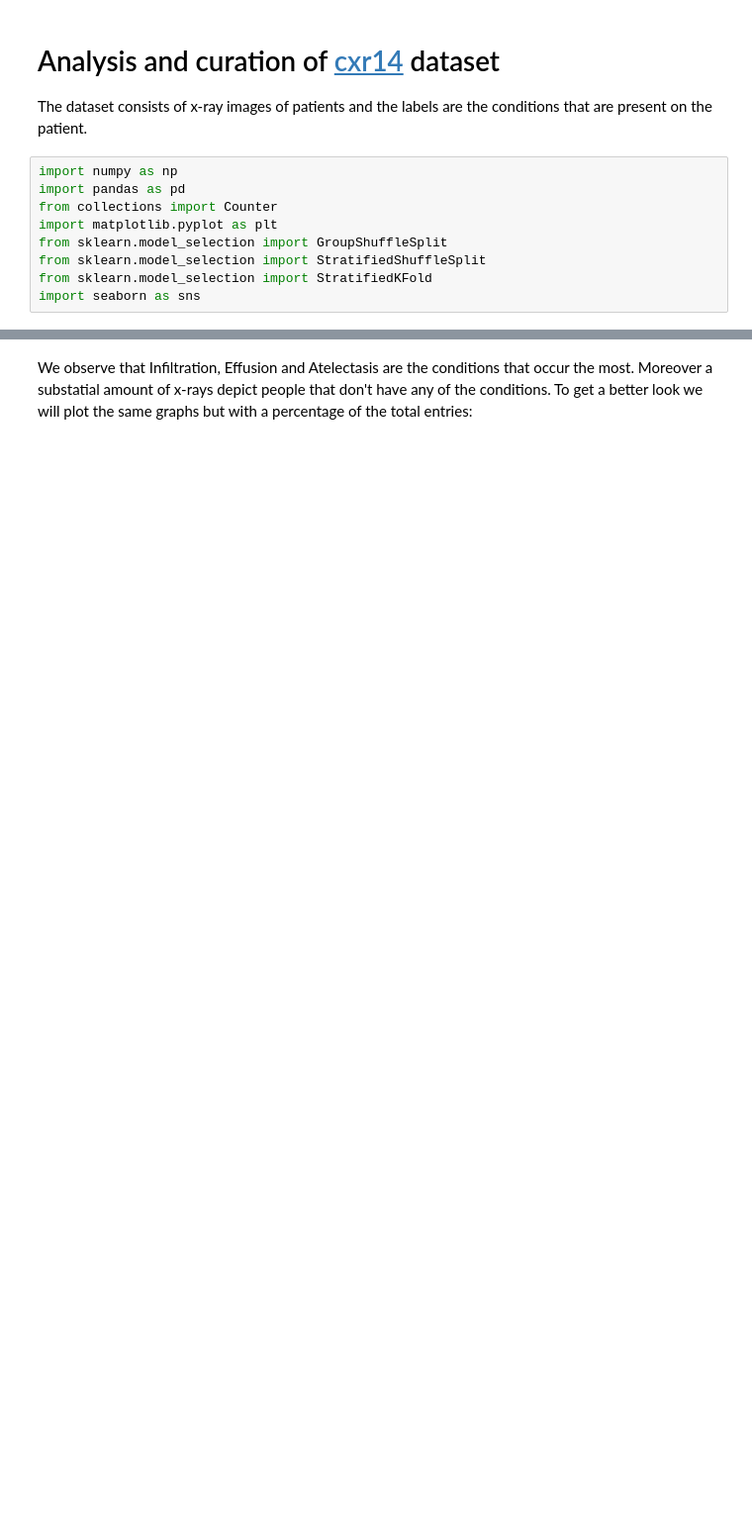
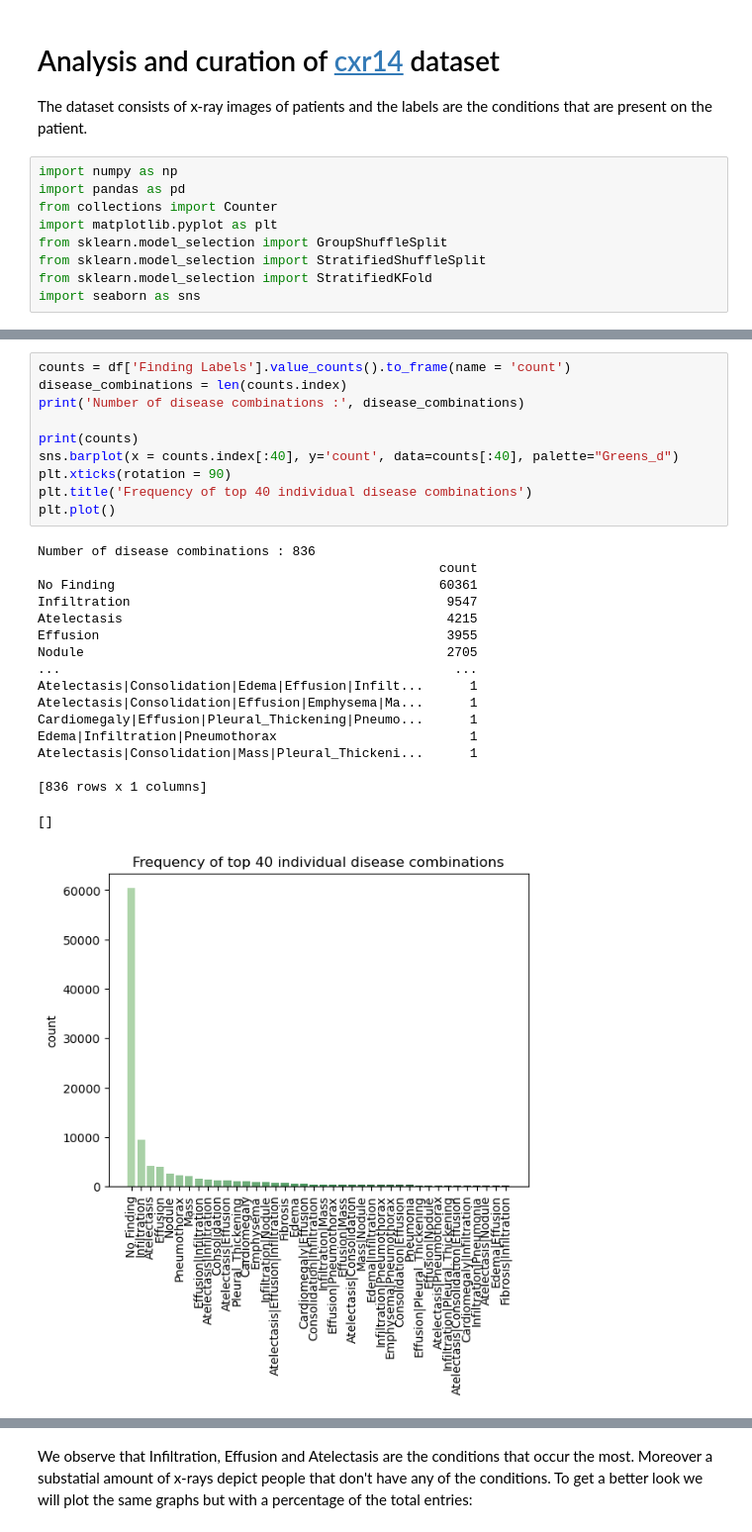
Before and after one commit to ppapageo/chest-xray, a Jupyter notebook: explore.ipynb, the cells around one changed output, grey strips where cells are left out. Shown at 99% size. Drawn from its saved outputs; the diff is of its cells as text; blank space fills up the shorter version.

Commit message:
Moved all plots to seaborn

```diff
--- a/explore.ipynb
+++ b/explore.ipynb
@@ -78,0 +56,28 @@ frequencies_with_no_condition = plot_freq_old(labels + ['No Finding'],df,'Findin
+# %%
+counts = df['Finding Labels'].value_counts().to_frame(name = 'count')
+disease_combinations = len(counts.index)
+print('Number of disease combinations :', disease_combinations)
+
+print(counts)
+sns.barplot(x = counts.index[:40], y='count', data=counts[:40], palette="Greens_d")
+plt.xticks(rotation = 90)
+plt.title('Frequency of top 40 individual disease combinations')
+plt.plot()
+# %% [output]
+Number of disease combinations : 836
+                                                    count
+No Finding                                          60361
+Infiltration                                         9547
+Atelectasis                                          4215
+Effusion                                             3955
+Nodule                                               2705
+...                                                   ...
+Atelectasis|Consolidation|Edema|Effusion|Infilt...      1
+Atelectasis|Consolidation|Effusion|Emphysema|Ma...      1
+Cardiomegaly|Effusion|Pleural_Thickening|Pneumo...      1
+Edema|Infiltration|Pneumothorax                         1
+Atelectasis|Consolidation|Mass|Pleural_Thickeni...      1
+
+[836 rows x 1 columns]
+[]
+[figure, added]
```
Also changed, not shown: parts of 13 cells of this notebook.
